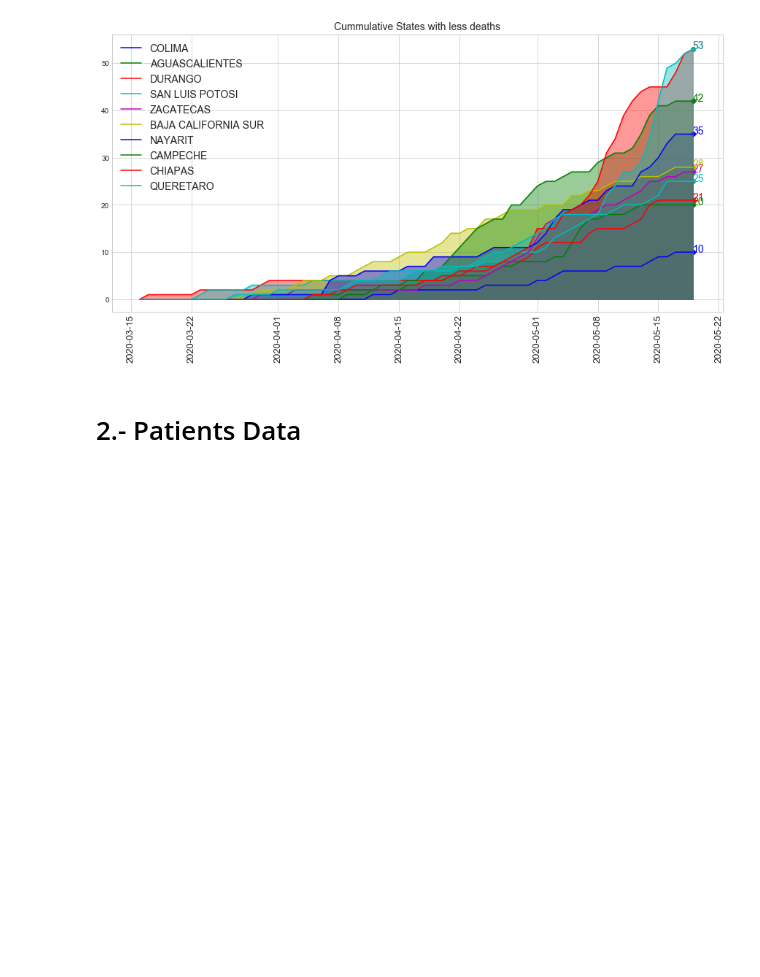
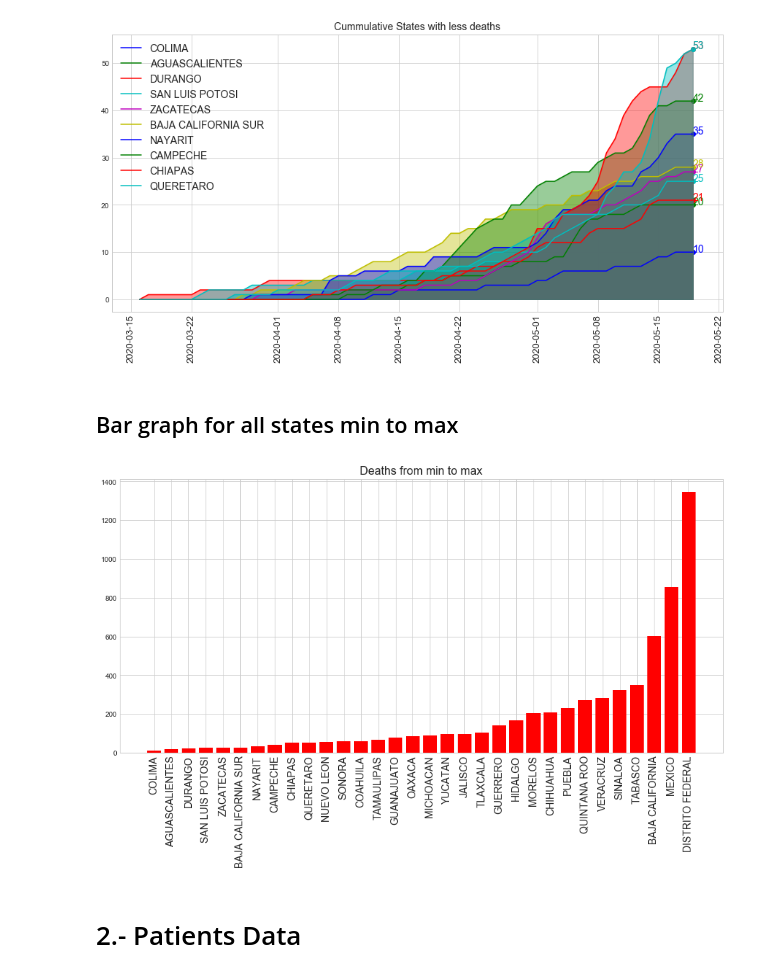
Before and after one commit to mesielepush/Covid19-Mexico-Data-Analysis-Jupyter-Notebook, a Jupyter notebook: MexicoCovidDescriptiveGeneral.ipynb, the cells around one changed output. Drawn from its saved outputs; the diff is of its cells as text; code cells hidden in the pictures; blank space fills up the shorter version.

```diff
--- a/MexicoCovidDescriptiveGeneral.ipynb
+++ b/MexicoCovidDescriptiveGeneral.ipynb
@@ -319,6 +319,17 @@ plot_max_to_min(raw_data = deaths,
                 reverse = True)
 # %% [output]
 [figure]
+# %% [markdown]
+## Bar graph for all states min to max
+# %%
+bar_data = get_max_to_min(deaths, include_national = False, reverse = True)
+
+plt.bar(bar_data[0],[bar_data[1][x] for x in bar_data[0]], color='r')
+plt.xticks(rotation=90,fontsize=14)
+plt.title('Deaths from min to max', fontsize=16)
+plt.show()
+# %% [output]
+[figure, added]
 # %% [markdown]
 # 2.- Patients Data
 # %% [markdown]
```
Also changed, not shown: parts of 15 cells of this notebook, 1 other file.
